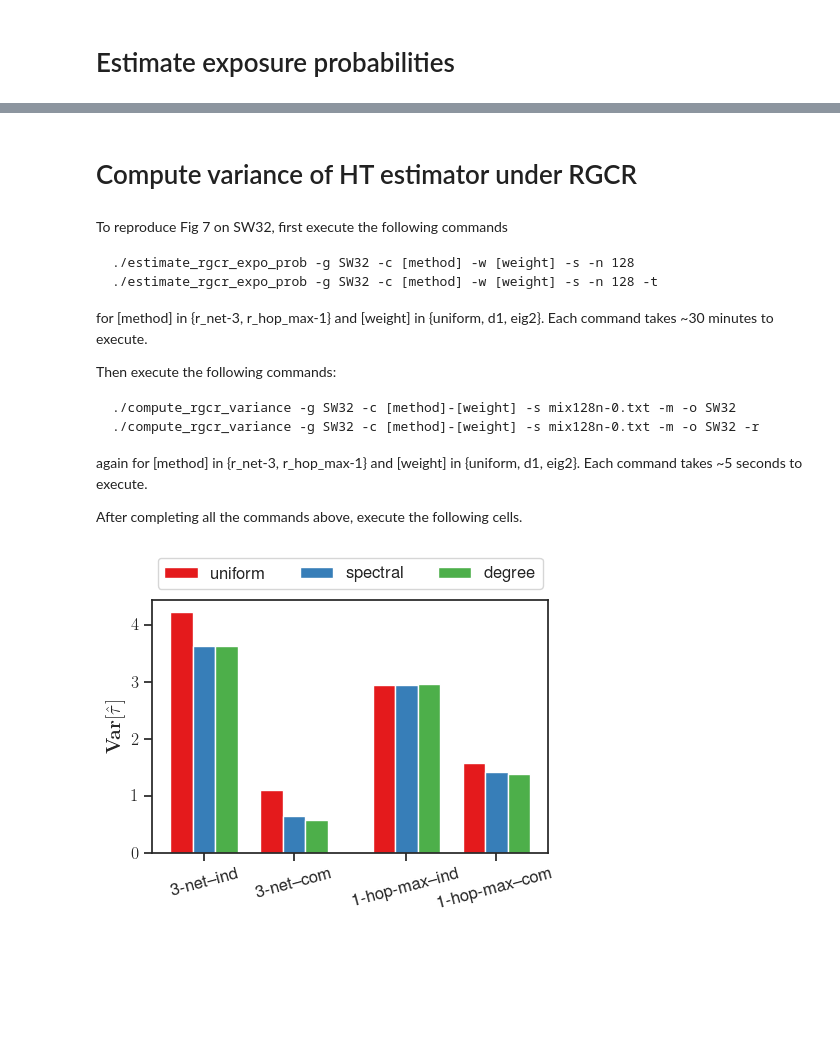
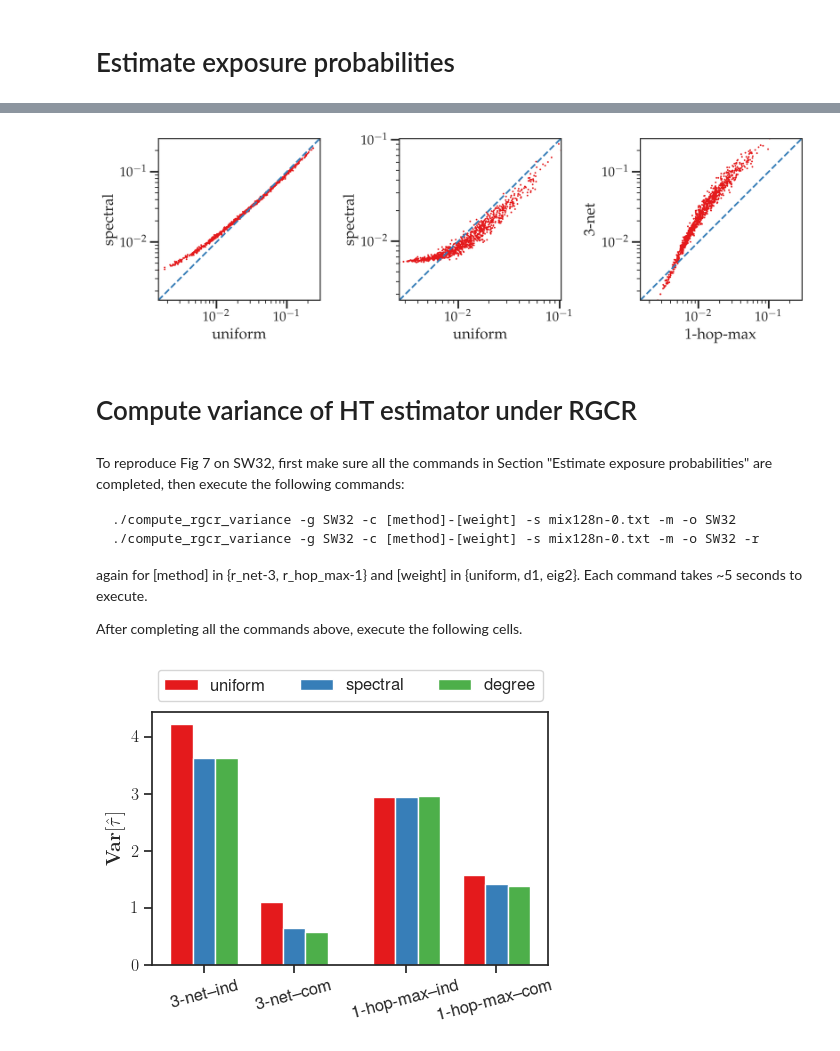
Before and after one commit to cleeyu/RGCR-code, a Jupyter notebook: intro.ipynb, the cells around one changed output, grey strips where cells are left out. Saved outputs shown, nothing was run; the diff lists cells and outputs as text; code cells hidden in the pictures; blank space fills up the shorter version.

```diff
--- a/intro.ipynb
+++ b/intro.ipynb
@@ -145,15 +301,44 @@ For details see usage_msg in estimate_rgcr_expo_prob.cpp
+# %%
+def make_plot(prob, xopt, yopt, xl, yl):
+    fsz = 18
+    xy_min = min(prob[xopt].min(), prob[yopt].min())
+    xy_max = max(prob[xopt].max(), prob[yopt].max())
+    ax.loglog(prob[xopt], prob[yopt], '.', ms=2)
+    ax.loglog([xy_min,xy_max], [xy_min,xy_max], '--', lw=2)
+    ax.axis('equal')
+    ax.set_xlabel(xl, fontsize=fsz)
+    ax.set_ylabel(yl, fontsize=fsz)
+    ax.set_xlim([xy_min, xy_max])
+    ax.set_ylim([xy_min, xy_max])
+    ax.set_xbound(lower=xy_min, upper=xy_max)
+    ax.set_ybound(lower=xy_min, upper=xy_max)
+
+    ax.xaxis.set_tick_params(which='major', width=2, size=10)
+    ax.xaxis.set_tick_params(which='minor', width=1, size=4)
+    ax.yaxis.set_tick_params(which='major', width=2, size=10)
+    ax.yaxis.set_tick_params(which='minor', width=1, size=4)
+
+    """ Advanced: set the ticker label size """
+    plt.setp(ax.get_xticklabels(), fontsize=fsz-2)  ## setp means 'set property'
+    plt.setp(ax.get_yticklabels(), fontsize=fsz-2)
+
+    ax.set_aspect('equal', 'box')
+# %%
+fig = plt.figure(figsize=(12, 4), dpi=300)
+ax = plt.subplot(131)
+make_plot(prob, 'r_net-3--uniform', 'r_net-3--eig2', 'uniform', 'spectral')
+ax = plt.subplot(132)
+make_plot(prob, 'r_hop_max-1--uniform', 'r_hop_max-1--eig2', 'uniform', 'spectral')
+ax = plt.subplot(133)
+make_plot(prob, 'r_hop_max-1--uniform', 'r_net-3--uniform', '1-hop-max', '3-net')
+plt.tight_layout()
+plt.show()
+# %% [output]
+[figure, added]
 # %% [markdown]
 # Compute variance of HT estimator under RGCR
 # %% [markdown]
-To reproduce Fig 7 on SW32, first execute the following commands
-
-    ./estimate_rgcr_expo_prob -g SW32 -c [method] -w [weight] -s -n 128
-    ./estimate_rgcr_expo_prob -g SW32 -c [method] -w [weight] -s -n 128 -t
-
-for [method] in {r_net-3, r_hop_max-1} and [weight] in {uniform, d1, eig2}.
-Each command takes ~30 minutes to execute.
-
-Then execute the following commands:
+To reproduce Fig 7 on SW32, first make sure all the commands in Section "Estimate exposure probabilities" are completed, then execute the following commands:
 
     ./compute_rgcr_variance -g SW32 -c [method]-[weight] -s mix128n-0.txt -m -o SW32
     ./compute_rgcr_variance -g SW32 -c [method]-[weight] -s mix128n-0.txt -m -o SW32 -r
```
Also changed, not shown: parts of 9 cells of this notebook, 2 other files.
